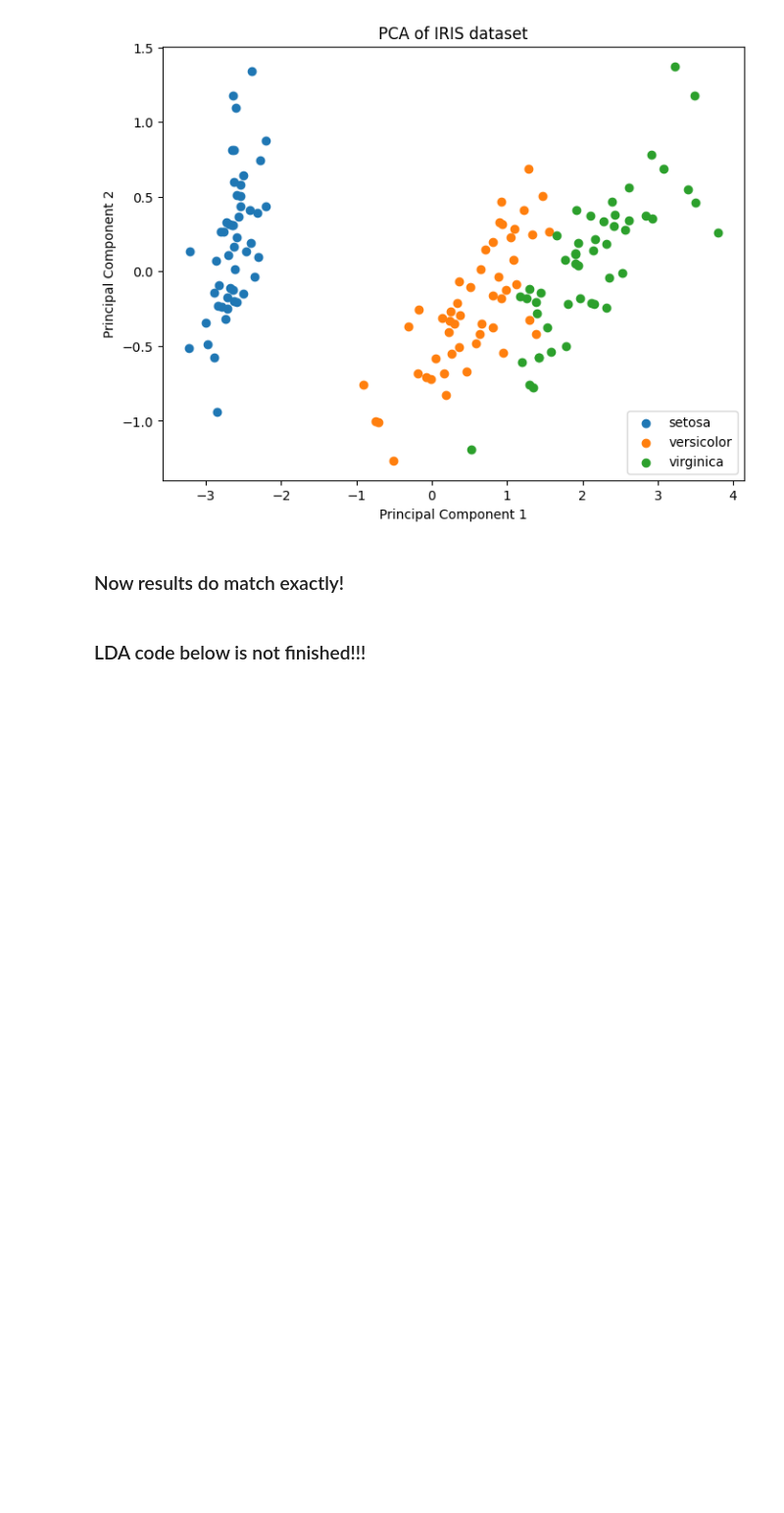
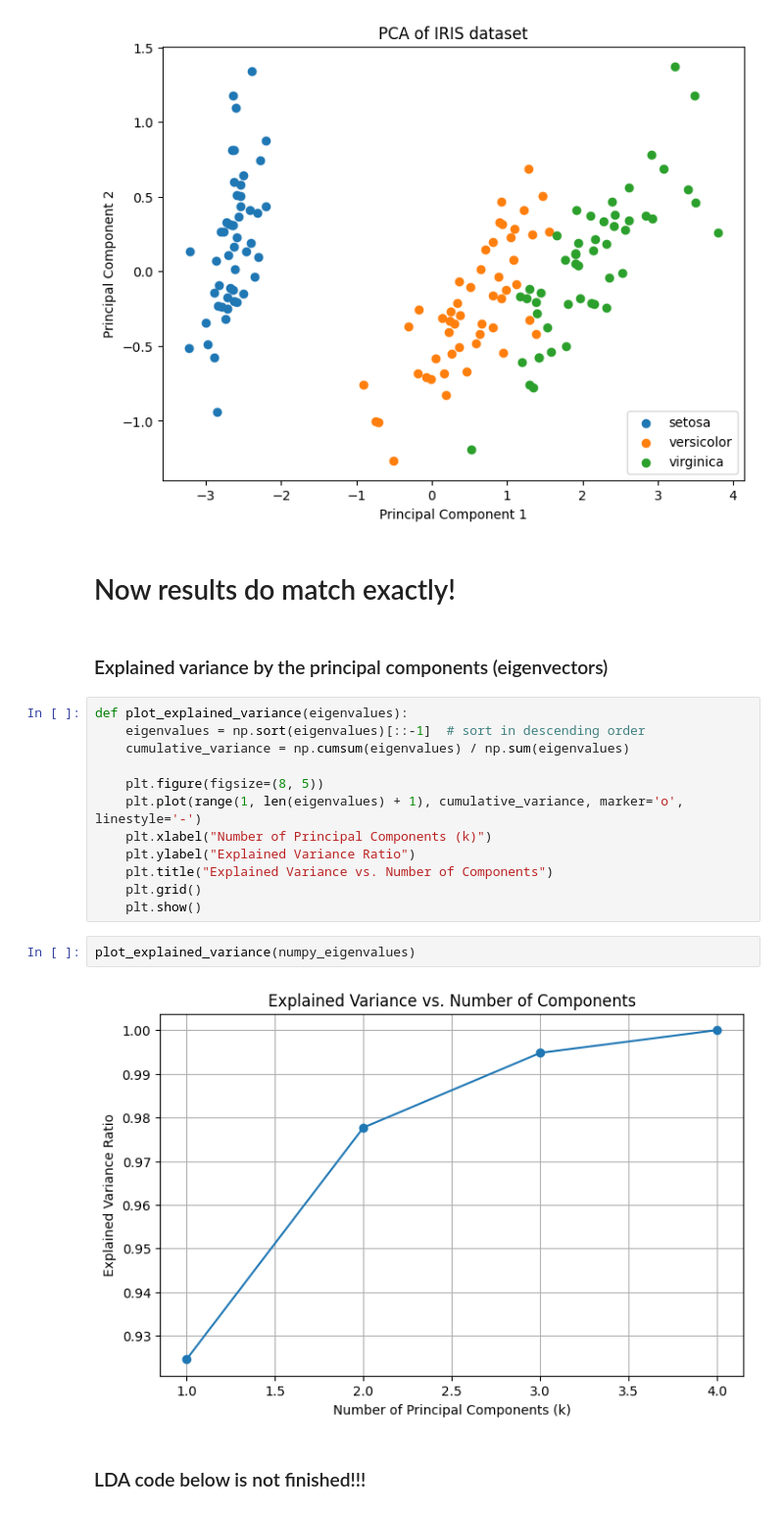
Before and after one commit to sukhitashvili/pca_tutorial, a Jupyter notebook: pca.ipynb, the cells around one changed output. Shown at 98% size. Cells and saved outputs as stored; diff of their text form; blank space fills up the shorter version.

Commit message:
added explained variance plot and function

```diff
--- a/pca.ipynb
+++ b/pca.ipynb
@@ -182,7 +184,25 @@ plt.show()
 # %% [output]
 [figure]
 # %% [markdown]
-### Now results do match exactly!
+# Now results do match exactly!
+# %% [markdown]
+### Explained variance by the principal components (eigenvectors)
+# %%
+def plot_explained_variance(eigenvalues):
+    eigenvalues = np.sort(eigenvalues)[::-1]  # sort in descending order
+    cumulative_variance = np.cumsum(eigenvalues) / np.sum(eigenvalues)
+
+    plt.figure(figsize=(8, 5))
+    plt.plot(range(1, len(eigenvalues) + 1), cumulative_variance, marker='o', linestyle='-')
+    plt.xlabel("Number of Principal Components (k)")
+    plt.ylabel("Explained Variance Ratio")
+    plt.title("Explained Variance vs. Number of Components")
+    plt.grid()
+    plt.show()
+# %%
+plot_explained_variance(numpy_eigenvalues)
+# %% [output]
+[figure, added]
 # %% [markdown]
 ### LDA code below is not finished!!!
 # %% [markdown]
```
Also changed, not shown: parts of 1 cell of this notebook.
